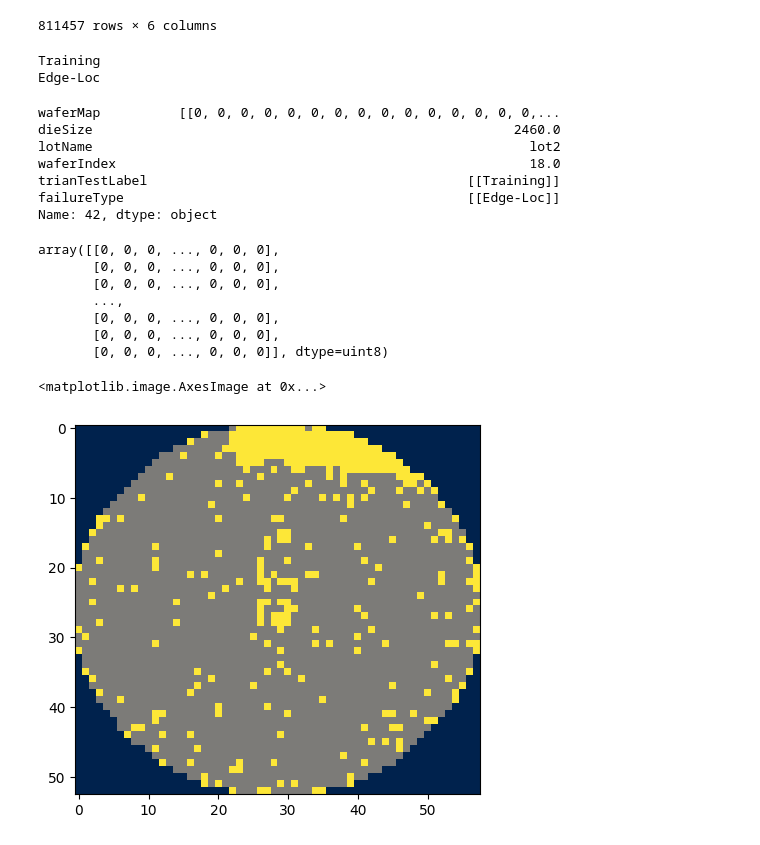
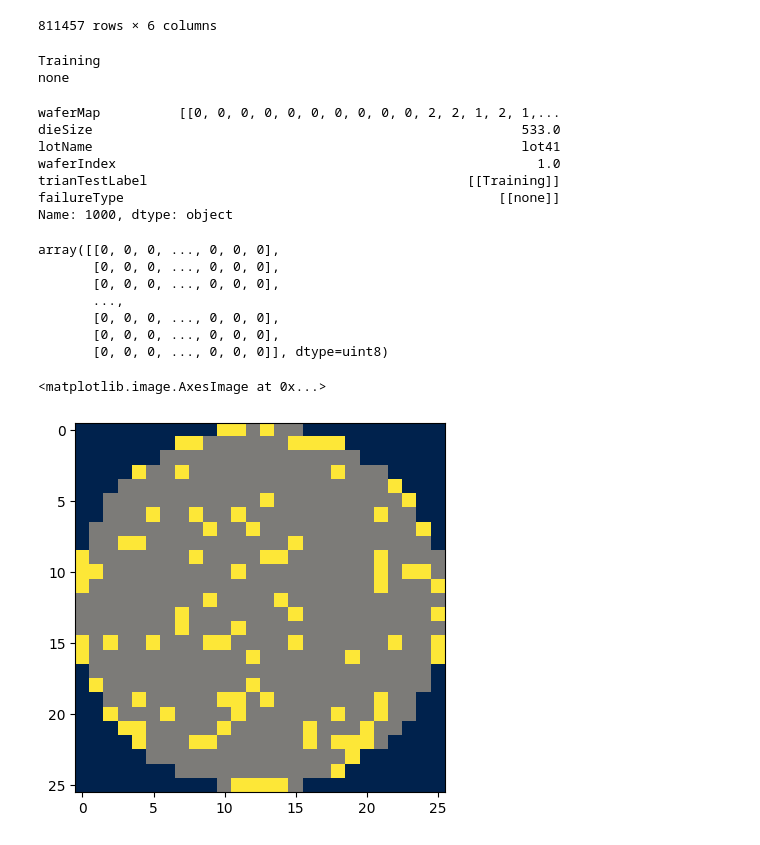
Before and after one commit to veloduff/wafer-prediction, a Jupyter notebook: wafer_811k_workshop.ipynb, the cells around one changed output. Drawn from its saved outputs; the diff is of its cells as text; code cells hidden in the pictures.

```diff
--- a/wafer_811k_workshop.ipynb
+++ b/wafer_811k_workshop.ipynb
@@ -177,21 +177,21 @@ df.sort_values(by='dieSize', ascending=False)
 | 745584 | [[0, 1, 1], [0, 0, 0], [0, 0, 0],... | 3.0 | lot44867 | 20.0 | [[Training]] | [[none]] |
 811457 rows × 6 columns
 # %%
-print(df['trianTestLabel'][42][0][0])
-print(df['failureType'][42][0][0])
+print(df['trianTestLabel'][1000][0][0])
+print(df['failureType'][1000][0][0])
 # %% [output]
 Training
-Edge-Loc
+none
 # %%
-print(df.iloc[42])
+print(df.iloc[1000])
 # %% [output]
-waferMap          [[0, 0, 0, 0, 0, 0, 0, 0, 0, 0, 0, 0, 0, 0, 0,...
-dieSize                                                      2460.0
-lotName                                                        lot2
-waferIndex                                                     18.0
+waferMap          [[0, 0, 0, 0, 0, 0, 0, 0, 0, 0, 2, 2, 1, 2, 1,...
+dieSize                                                       533.0
+lotName                                                       lot41
+waferIndex                                                      1.0
 trianTestLabel                                         [[Training]]
-failureType                                            [[Edge-Loc]]
-Name: 42, dtype: object
+failureType                                                [[none]]
+Name: 1000, dtype: object
 # %%
 df.waferMap[42]
 # %% [output]
@@ -203,8 +203,8 @@ array([[0, 0, 0, ..., 0, 0, 0],
        [0, 0, 0, ..., 0, 0, 0],
        [0, 0, 0, ..., 0, 0, 0]], dtype=uint8)
 # %%
-plt.imshow(df.waferMap[42], 'cividis')
+plt.imshow(df.waferMap[1000], 'cividis')
 # %% [output]
 <matplotlib.image.AxesImage at 0x...>
-[figure, old version]
+[figure, new version]
 # %%
```
Also changed, not shown: parts of 5 cells of this notebook.
